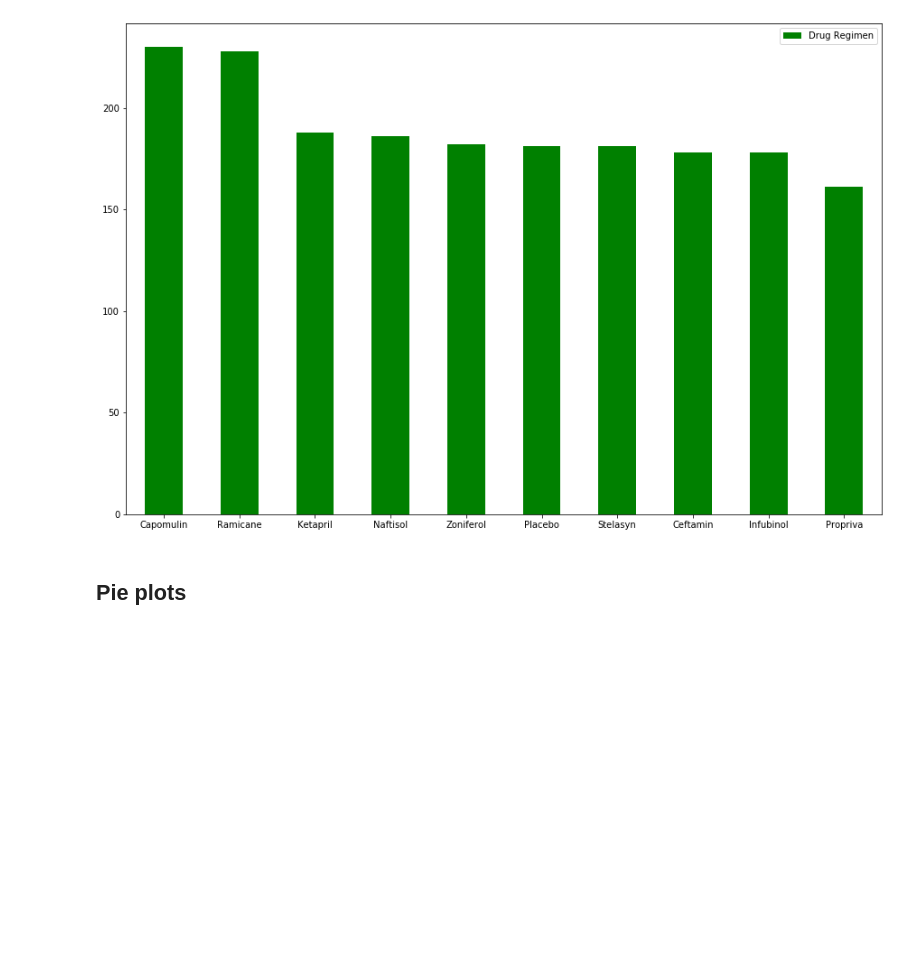
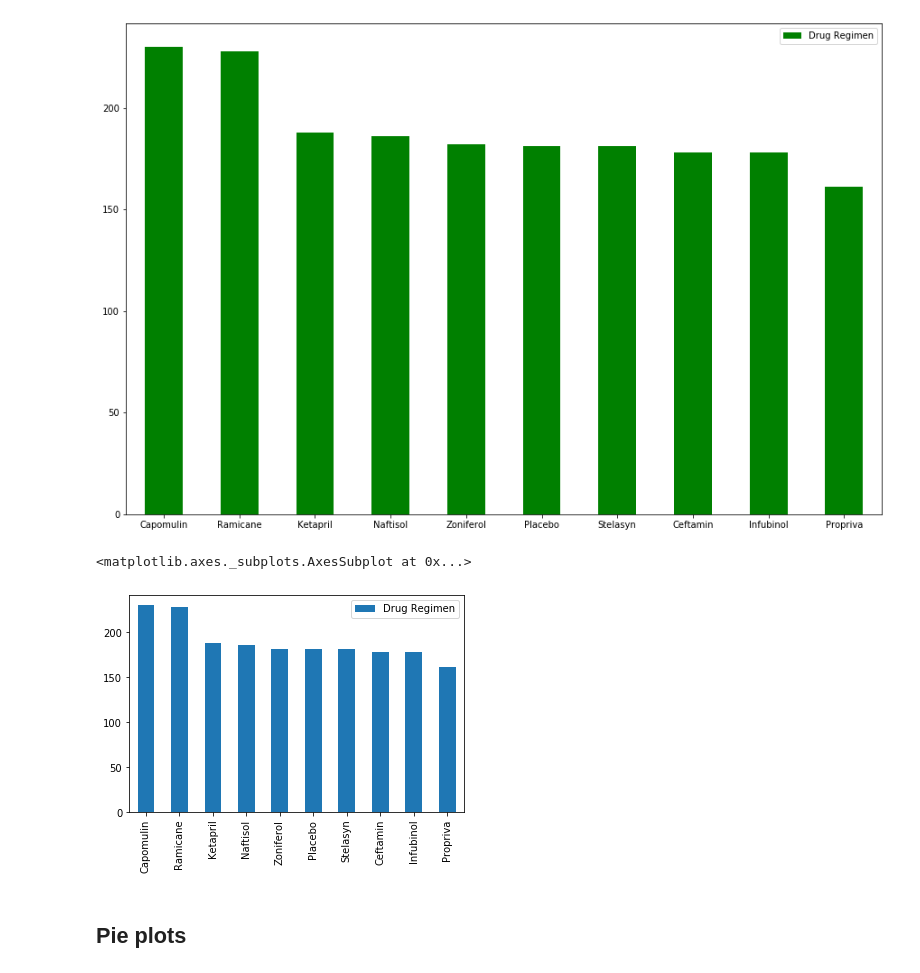
Before and after one commit to amolgupte/Matplotlib-Challenge, a Jupyter notebook: PyPharma.ipynb, the cells around one changed output. Drawn from its saved outputs; the diff is of its cells as text; code cells hidden in the pictures; blank space fills up the shorter version.

```diff
--- a/PyPharma.ipynb
+++ b/PyPharma.ipynb
@@ -138,5 +116,9 @@ print(result)
 # %%
 # Generate a bar plot showing number of data points for each treatment regimen using pyplot
+counts_df.plot(kind='bar')
+# %% [output]
+<matplotlib.axes._subplots.AxesSubplot at 0x...>
+[figure, added]
 # %% [markdown]
 ## Pie plots
 # %%
```
Also changed, not shown: parts of 2 cells of this notebook.
